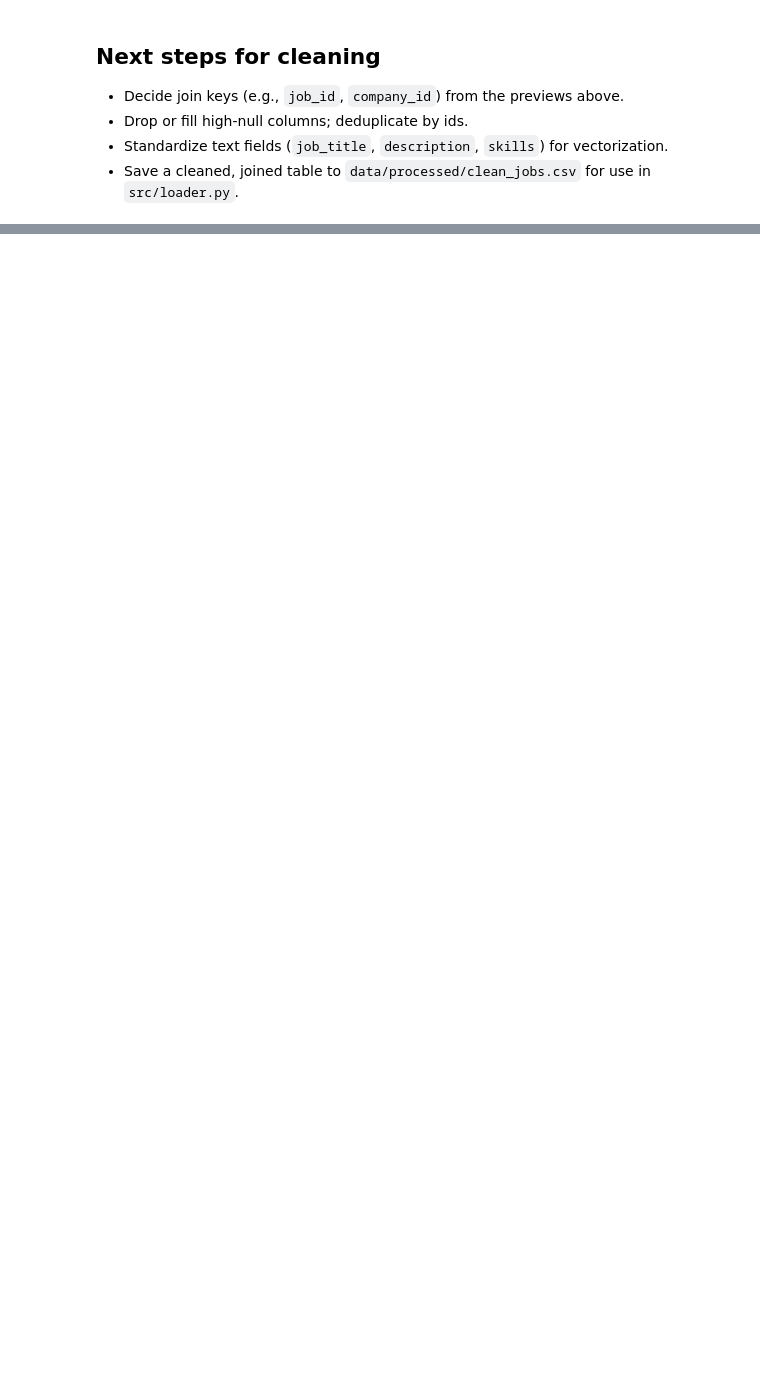
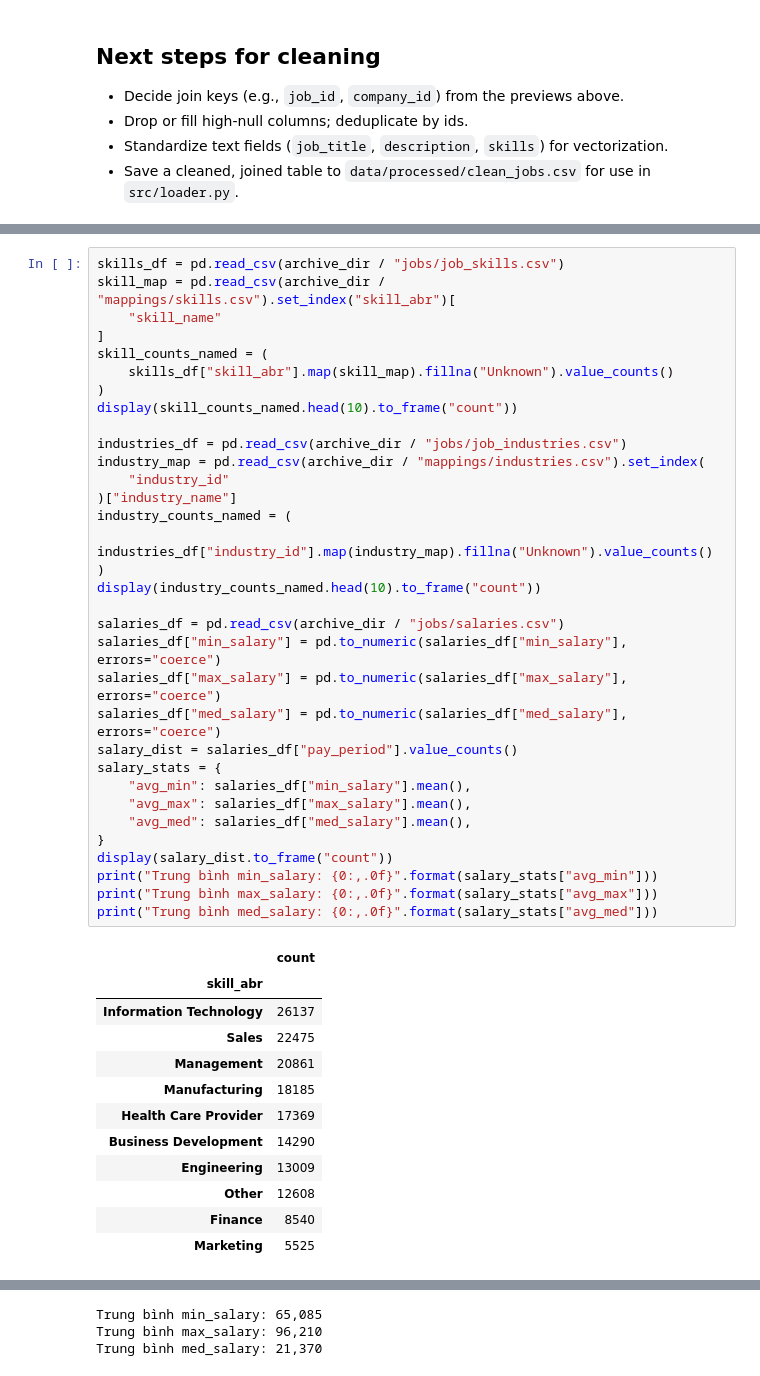
Before and after one commit to sakanaowo/DS-RS, a Jupyter notebook: notebooks/1_data_cleaning.ipynb, the cells around one changed output, grey strips where cells are left out. Cells and saved outputs as stored; diff of their text form; blank space fills up the shorter version.

```diff
--- a/notebooks/1_data_cleaning.ipynb
+++ b/notebooks/1_data_cleaning.ipynb
@@ -120,0 +376,46 @@ for name, path in key_paths.items():
+# %%
+skills_df = pd.read_csv(archive_dir / "jobs/job_skills.csv")
+skill_map = pd.read_csv(archive_dir / "mappings/skills.csv").set_index("skill_abr")[
+    "skill_name"
+]
+skill_counts_named = (
+    skills_df["skill_abr"].map(skill_map).fillna("Unknown").value_counts()
+)
+display(skill_counts_named.head(10).to_frame("count"))
+
+industries_df = pd.read_csv(archive_dir / "jobs/job_industries.csv")
+industry_map = pd.read_csv(archive_dir / "mappings/industries.csv").set_index(
+    "industry_id"
+)["industry_name"]
+industry_counts_named = (
+    industries_df["industry_id"].map(industry_map).fillna("Unknown").value_counts()
+)
+display(industry_counts_named.head(10).to_frame("count"))
+
+salaries_df = pd.read_csv(archive_dir / "jobs/salaries.csv")
+salaries_df["min_salary"] = pd.to_numeric(salaries_df["min_salary"], errors="coerce")
+salaries_df["max_salary"] = pd.to_numeric(salaries_df["max_salary"], errors="coerce")
+salaries_df["med_salary"] = pd.to_numeric(salaries_df["med_salary"], errors="coerce")
+salary_dist = salaries_df["pay_period"].value_counts()
+salary_stats = {
+    "avg_min": salaries_df["min_salary"].mean(),
+    "avg_max": salaries_df["max_salary"].mean(),
+    "avg_med": salaries_df["med_salary"].mean(),
+}
+display(salary_dist.to_frame("count"))
+print("Trung bình min_salary: {0:,.0f}".format(salary_stats["avg_min"]))
+print("Trung bình max_salary: {0:,.0f}".format(salary_stats["avg_max"]))
+print("Trung bình med_salary: {0:,.0f}".format(salary_stats["avg_med"]))
+# %% [output]
+|  | count |
+| skill_abr |  |
+| Information Technology | 26137 |
+| Sales | 22475 |
+| Management | 20861 |
+| Manufacturing | 18185 |
+| Health Care Provider | 17369 |
+| Business Development | 14290 |
+| Engineering | 13009 |
+| Other | 12608 |
+| Finance | 8540 |
+| Marketing | 5525 |
@@ -120,0 +441,3 @@ for name, path in key_paths.items():
+Trung bình min_salary: 65,085
+Trung bình max_salary: 96,210
+Trung bình med_salary: 21,370
```
Also changed, not shown: parts of 30 cells of this notebook, 11 other files.
